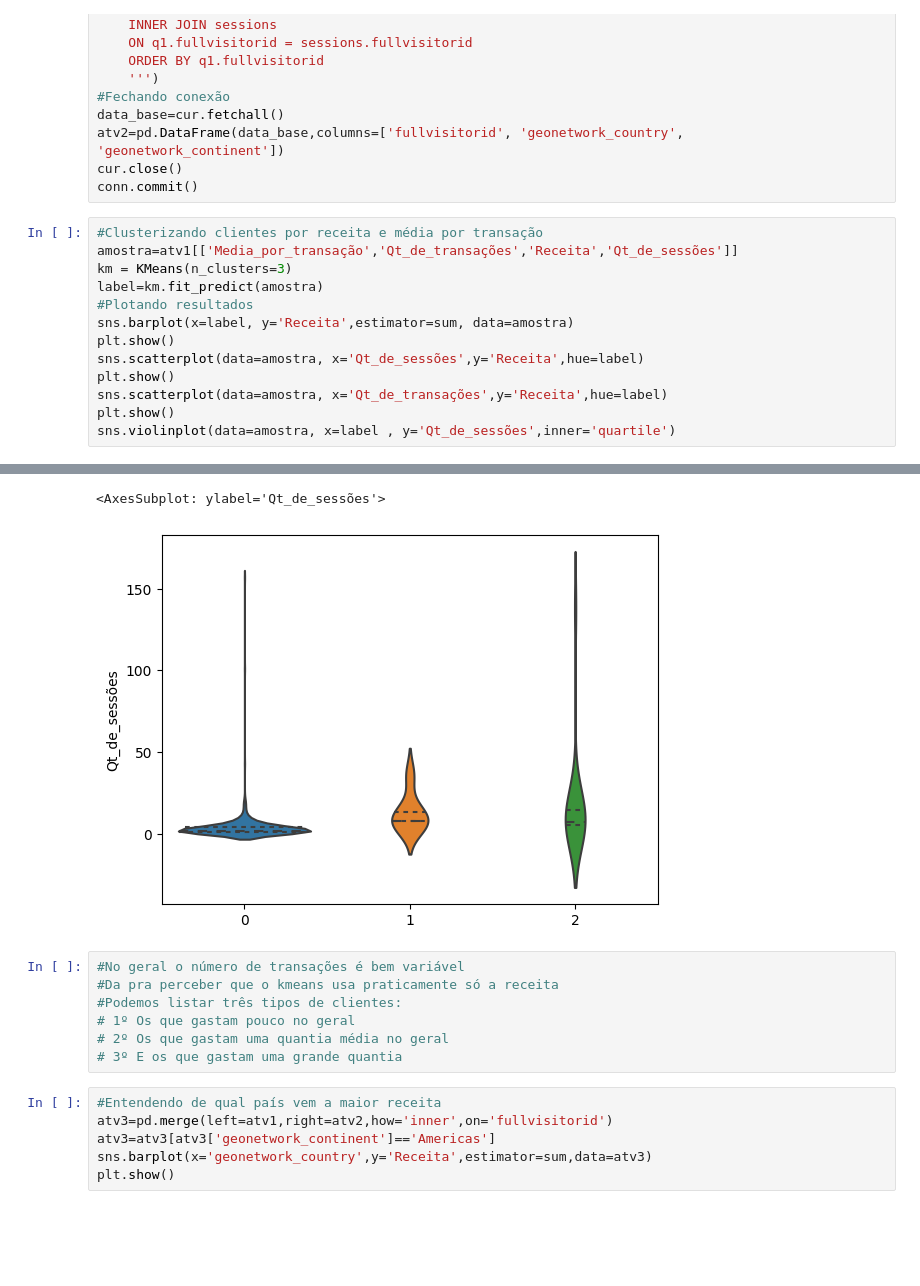
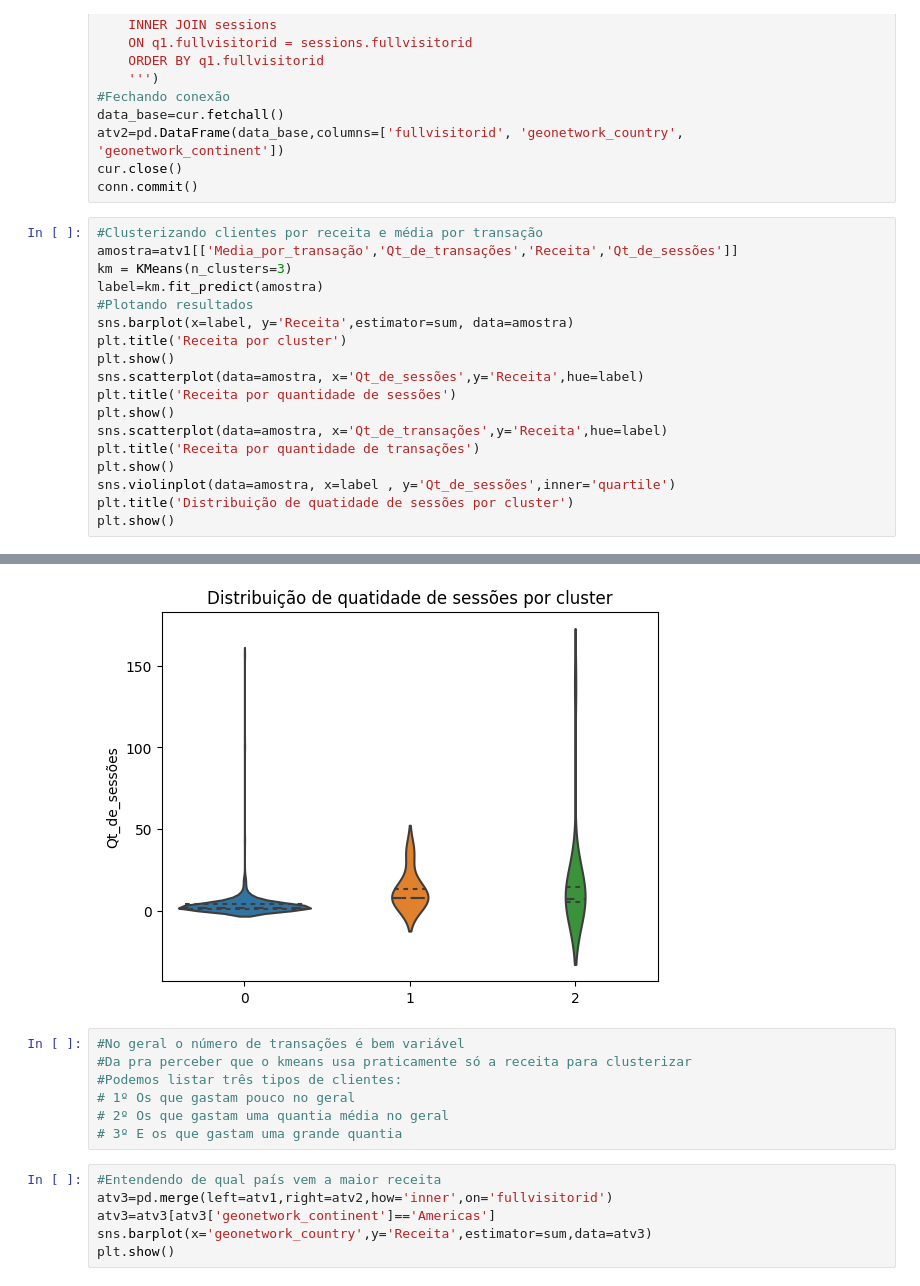
Before and after one commit to dedeh961/Exercicio_SQL_ML, a Jupyter notebook: Part2.ipynb, the cells around one changed output, grey strips where cells are left out. Drawn from its saved outputs; the diff is of its cells as text; blank space fills up the shorter version.

```diff
--- a/Part2.ipynb
+++ b/Part2.ipynb
@@ -76,10 +76,15 @@ km = KMeans(n_clusters=3)
 label=km.fit_predict(amostra)
 #Plotando resultados
 sns.barplot(x=label, y='Receita',estimator=sum, data=amostra)
+plt.title('Receita por cluster')
 plt.show()
 sns.scatterplot(data=amostra, x='Qt_de_sessões',y='Receita',hue=label)
+plt.title('Receita por quantidade de sessões')
 plt.show()
 sns.scatterplot(data=amostra, x='Qt_de_transações',y='Receita',hue=label)
+plt.title('Receita por quantidade de transações')
 plt.show()
 sns.violinplot(data=amostra, x=label , y='Qt_de_sessões',inner='quartile')
+plt.title('Distribuição de quatidade de sessões por cluster')
+plt.show()
 # %% [output]
@@ -89,8 +94,7 @@ sns.violinplot(data=amostra, x=label , y='Qt_de_sessões',inner='quartile')
-<AxesSubplot: ylabel='Qt_de_sessões'>
-[figure, old version]
+[figure, new version]
 # %%
 #No geral o número de transações é bem variável
-#Da pra perceber que o kmeans usa praticamente só a receita
+#Da pra perceber que o kmeans usa praticamente só a receita para clusterizar
 #Podemos listar três tipos de clientes:
 # 1º Os que gastam pouco no geral
 # 2º Os que gastam uma quantia média no geral
```
Also changed, not shown: parts of 1 cell of this notebook.
